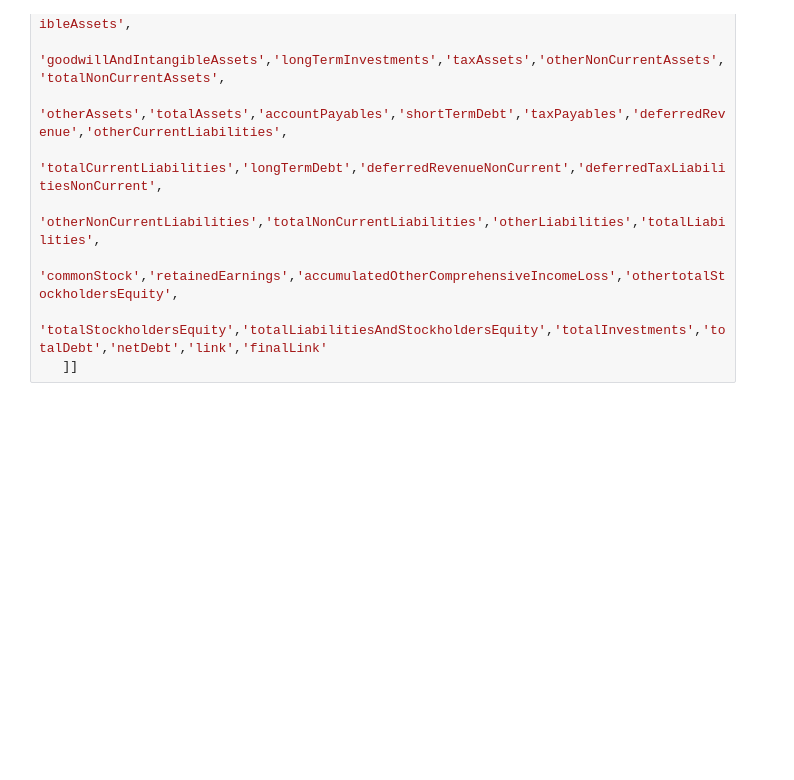
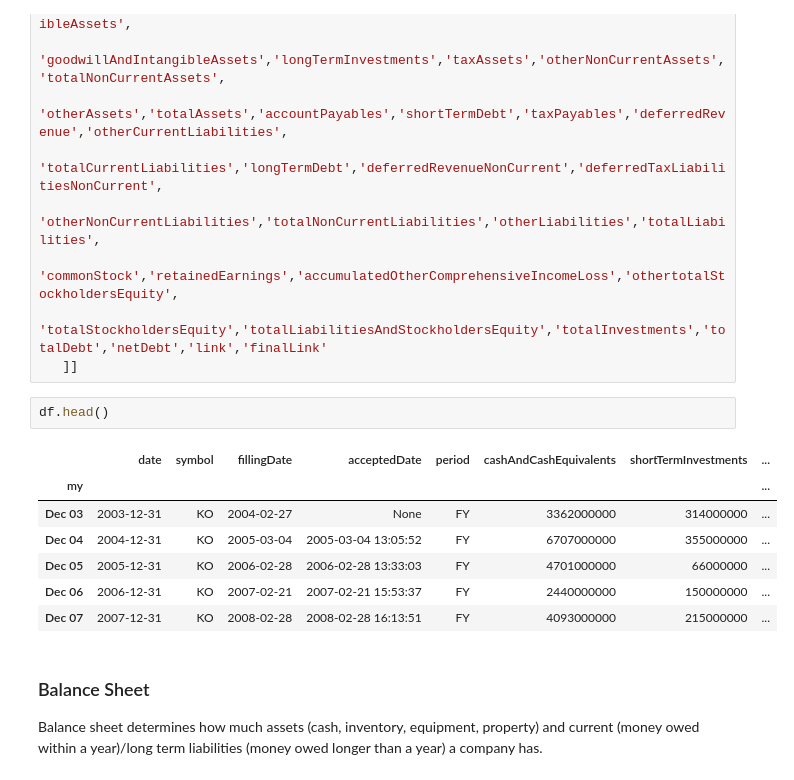
Before and after one commit to slin18/Investing, a Jupyter notebook: Stock_Specific_BalanceSheet.ipynb, the cells around one changed output. Drawn from its saved outputs; the diff is of its cells as text; blank space fills up the shorter version.

```diff
--- a/Stock_Specific_BalanceSheet.ipynb
+++ b/Stock_Specific_BalanceSheet.ipynb
@@ -47,3 +50,16 @@ df = df[['date','symbol','fillingDate','acceptedDate','period',
     'commonStock','retainedEarnings','accumulatedOtherComprehensiveIncomeLoss','othertotalStockholdersEquity',
     'totalStockholdersEquity','totalLiabilitiesAndStockholdersEquity','totalInvestments','totalDebt','netDebt','link','finalLink'
    ]]
+# %%
+df.head()
+# %% [output]
+|  | date | symbol | fillingDate | acceptedDate | period | cashAndCashEquivalents | shortTermInvestments | ... |
+| my |  |  |  |  |  |  |  | ... |
+| Dec 03 | 2003-12-31 | KO | 2004-02-27 | None | FY | 3362000000 | 314000000 | ... |
+| Dec 04 | 2004-12-31 | KO | 2005-03-04 | 2005-03-04 13:05:52 | FY | 6707000000 | 355000000 | ... |
+| Dec 05 | 2005-12-31 | KO | 2006-02-28 | 2006-02-28 13:33:03 | FY | 4701000000 | 66000000 | ... |
+| Dec 06 | 2006-12-31 | KO | 2007-02-21 | 2007-02-21 15:53:37 | FY | 2440000000 | 150000000 | ... |
+| Dec 07 | 2007-12-31 | KO | 2008-02-28 | 2008-02-28 16:13:51 | FY | 4093000000 | 215000000 | ... |
+# %% [markdown]
+### Balance Sheet
+Balance sheet determines how much assets (cash, inventory, equipment, property) and current (money owed within a year)/long term liabilities (money owed longer than a year) a company has.
```
Also changed, not shown: parts of 11 cells of this notebook, 1 other file.
